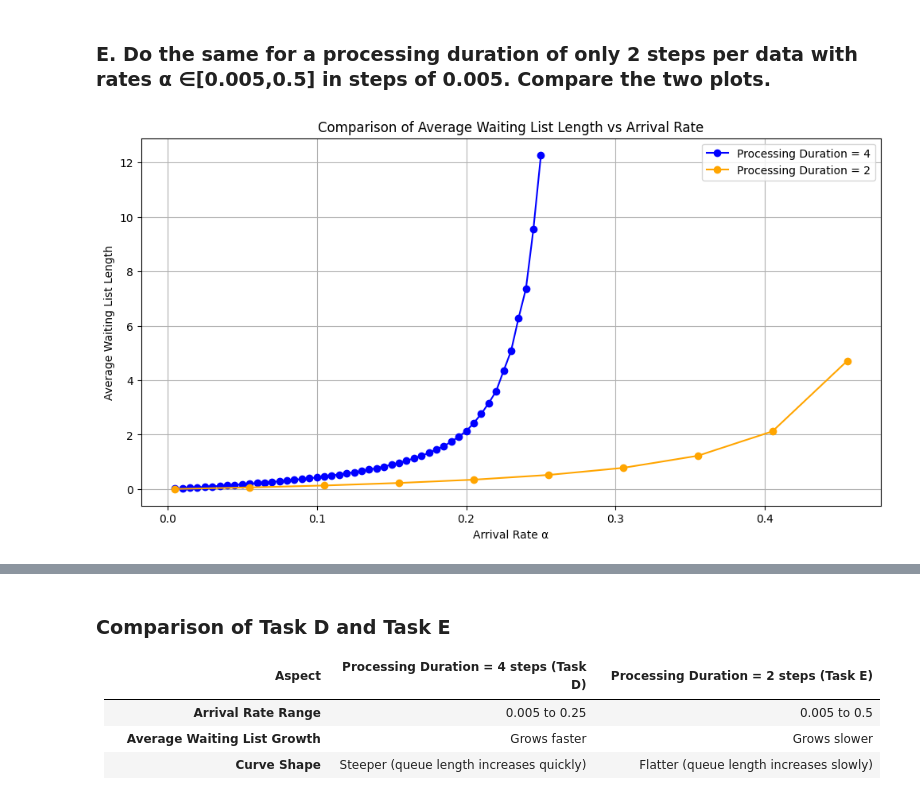
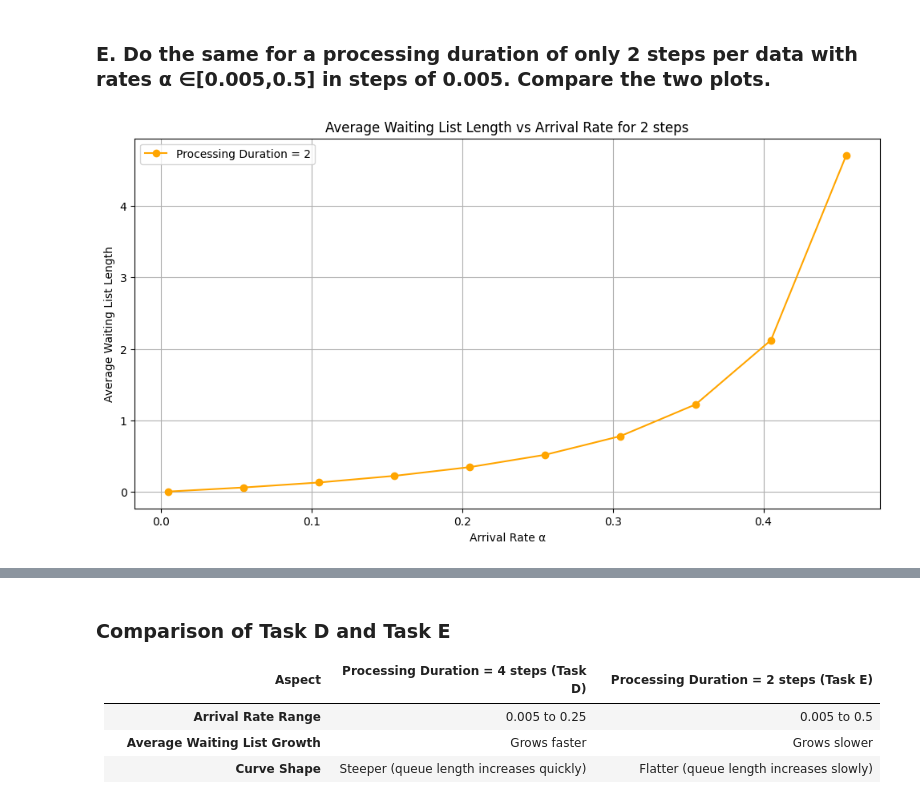
Before and after one commit to ayushii206/Collective_Robotics, a Jupyter notebook: A1/codes/task1.ipynb, the cells around one changed output, grey strips where cells are left out. Drawn from its saved outputs; the diff is of its cells as text; code cells hidden in the pictures.

```diff
--- a/A1/codes/task1.ipynb
+++ b/A1/codes/task1.ipynb
@@ -4,6 +4,10 @@ import matplotlib.pyplot as plt
 from scipy.stats import poisson
 from tqdm import tqdm
 import os
+
+# Paths
+output_folder = "../output/task1"
+os.makedirs(output_folder, exist_ok=True)  # Make sure output folder exists
 # %% [markdown]
 ### A. Plot P(X= i) for a reasonable interval of X and α∈{0.01,0.1,0.5,1}.
 # %%
@@ -139,17 +171,20 @@ average_list_lengths_d = simulate_waiting_list_batch(alphas_d, num_samples=200,
 # %%
 # TASK E: processing duration = 2 steps
 alphas_e = np.arange(0.005, 0.505, 0.05)
 average_list_lengths_e = simulate_waiting_list_batch(alphas_e, num_samples=200, processing_duration=2)
 
 # Plotting
+title = 'Average Waiting List Length vs Arrival Rate for 2 steps'
 plt.figure(figsize=(12, 6))
-plt.plot(alphas_d, average_list_lengths_d, marker='o', linestyle='-', color='blue', label='Processing Duration = 4')
 plt.plot(alphas_e, average_list_lengths_e, marker='o', linestyle='-', color='orange', label='Processing Duration = 2')
 plt.xlabel('Arrival Rate α')
 plt.ylabel('Average Waiting List Length')
-plt.title('Comparison of Average Waiting List Length vs Arrival Rate')
+plt.title(title)
 plt.legend()
 plt.grid(True)
+# Save plot
+filename = title.replace(' ', '_').replace('=', '').replace('(', '').replace(')', '') + '.png'
+plt.savefig(os.path.join(output_folder, filename))
 plt.show()
 # %% [output]
-[figure, old version]
+[figure, new version]
```
Also changed, not shown: parts of 5 cells of this notebook, 20 other files.
